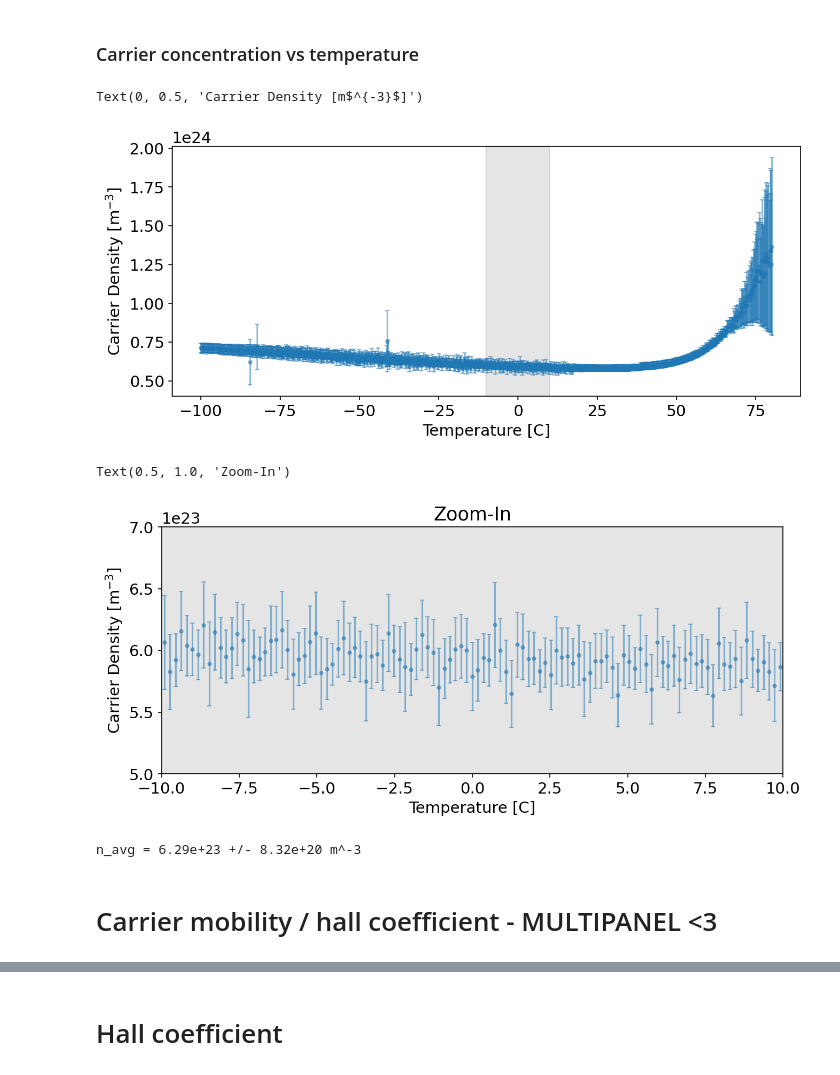
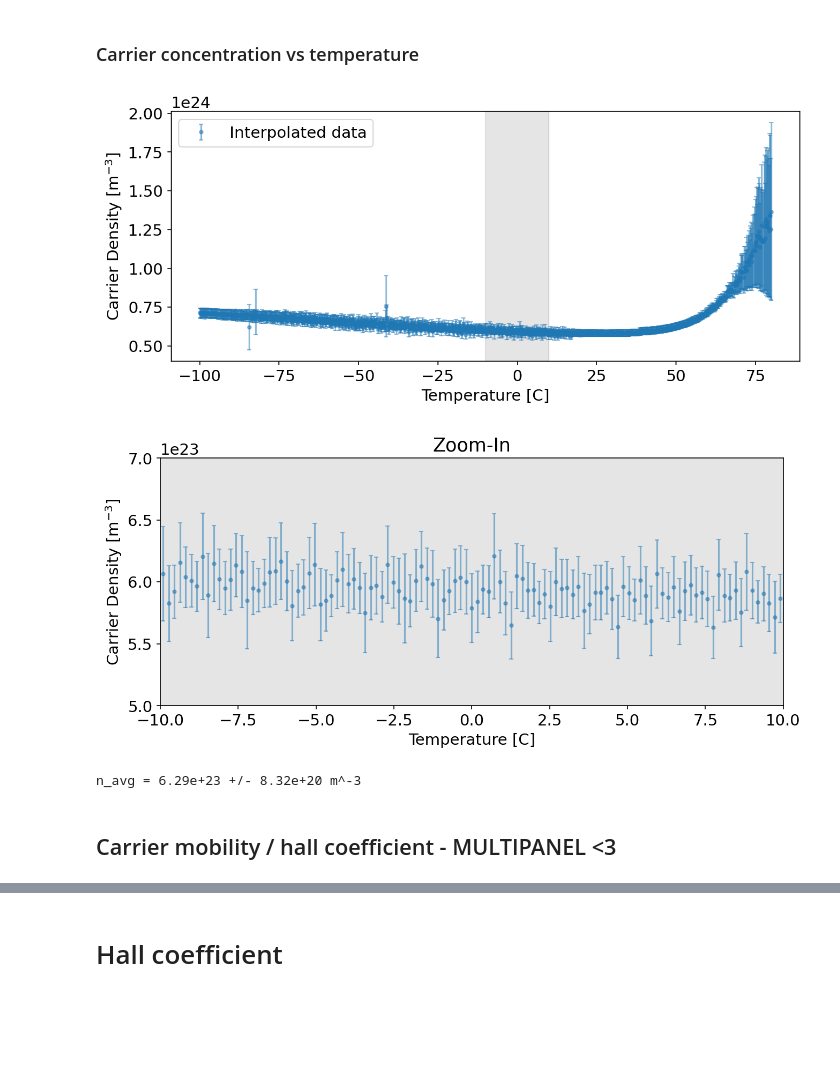
Before and after one commit to orpereira/PHYS469, a Jupyter notebook: hall_experiment/Hall_effect_post-interim.ipynb, the cells around one changed output, grey strips where cells are left out. Saved outputs shown, nothing was run; the diff lists cells and outputs as text; code cells hidden in the pictures; blank space fills up the shorter version.

```diff
--- a/hall_experiment/Hall_effect_post-interim.ipynb
+++ b/hall_experiment/Hall_effect_post-interim.ipynb
@@ -18,9 +18,9 @@ csts['k'] = 1.380649e-23  # J/K
 csts['A'] = 3.15*0.92*1e-6  # m
 csts['L'] = 10.00e-3  # m
 csts['I'] = 10.0e-3  # A
+csts['I_err'] = 0.001*1e-3  # A
 csts['t'] = 0.93e-3  # m
 csts['q'] = 1.6e-19  # C
-#add error
 # %% [markdown]
 ## Interpolate Data
 # %% [markdown]
@@ -334,8 +351,6 @@ b = -0.08
 # %% [markdown]
 ### Carrier concentration vs temperature
 # %%
-# plotting hall voltage as a function of magnetic field for fixed temperatures
-
 n_dict = dict()
 n_err_dict = dict()
 
@@ -344,50 +359,49 @@ for T in T_common:
     T, T_index = get_temp(T)
     # Get voltage data at temperature for V5 & V7
     V1 = voltage_dict['v1'][T_index]
     V2 = voltage_dict['v2'][T_index]
 
     # Calculate VH
     VH = (V1+V2)/2
     error_VH = np.sqrt((1e-3)**2 + (1e-3)**2)
 
     # fit to VH = BI/nqt * 1/n get n from slope
     def fit_func(B, n, b):
         return -B * csts['I'] / (csts['q'] * csts['t'] * n) + b
 
     popt, pcov = opt.curve_fit(fit_func, voltage_dict['B_array'], VH, p0 = [0.5, -0.05])
     n = popt[0]
     b = popt[1]
     # print(f"n = {n:.2e}m^3")
     # print(f'err on n: {np.sqrt(np.diag(pcov))[0]:.2e}')
 
     n_dict[T] = n
     n_err_dict[T] = np.sqrt(np.diag(pcov))[0]
 
 # Plot
 plt.figure(figsize=(10,4), dpi=150)
-plt.errorbar(list(n_dict.keys()), list(n_dict.values()), yerr =list(n_err_dict.values()),  marker = '.', linestyle = 'None', capsize = 2, alpha = 0.5)
+plt.errorbar(list(n_dict.keys()), list(n_dict.values()), yerr =list(n_err_dict.values()),  marker = '.', linestyle = 'None', capsize = 2, alpha = 0.5, label='Interpolated data')
+plt.legend()
 # plt.title("Carrier Density vs Temperature")
 
 # gray out region from -10 to 10
 plt.axvspan(-10, 10, color='gray', alpha=0.2)
 plt.xlabel("Temperature [C]")
-plt.ylabel("Carrier Density [m$^{-3}$]")
+plt.ylabel("Carrier Density [m$^{-3}$]");
 # %% [output]
-Text(0, 0.5, 'Carrier Density [m$^{-3}$]')
-[figure, old version]
+[figure, new version]
 # %%
 #zoom-in on the superconducting region
 plt.figure(figsize=(10,4), dpi=150)
+plt.axvspan(-10, 10, color='gray', alpha=0.2)
 plt.errorbar(list(n_dict.keys()), list(n_dict.values()), yerr =list(n_err_dict.values()),  marker = '.', linestyle = 'None', capsize = 2, alpha = 0.5)
 plt.xlim(-10, 10)
 plt.ylim(0.5e24, 0.7e24)
-plt.axvspan(-10, 10, color='gray', alpha=0.2)
 plt.xlabel("Temperature [C]")
 plt.ylabel("Carrier Density [m$^{-3}$]")
-plt.title("Zoom-In")
+plt.title("Zoom-In");
 # %% [output]
-Text(0.5, 1.0, 'Zoom-In')
-[figure, old version]
+[figure, new version]
 # %%
 # weighted average of n based on errors
 n_avg = np.average(list(n_dict.values()), weights = [1/err**2 for err in n_err_dict.values()])
@@ -397,4 +411,4 @@ print(f"n_avg = {n_avg:.2e} +/- {n_avg_err:.2e} m^-3")
 # %% [output]
 n_avg = 6.29e+23 +/- 8.32e+20 m^-3
 # %% [markdown]
-# Carrier mobility / hall coefficient - MULTIPANEL <3
+## Carrier mobility / hall coefficient - MULTIPANEL <3
```
Also changed, not shown: parts of 20 cells of this notebook.
